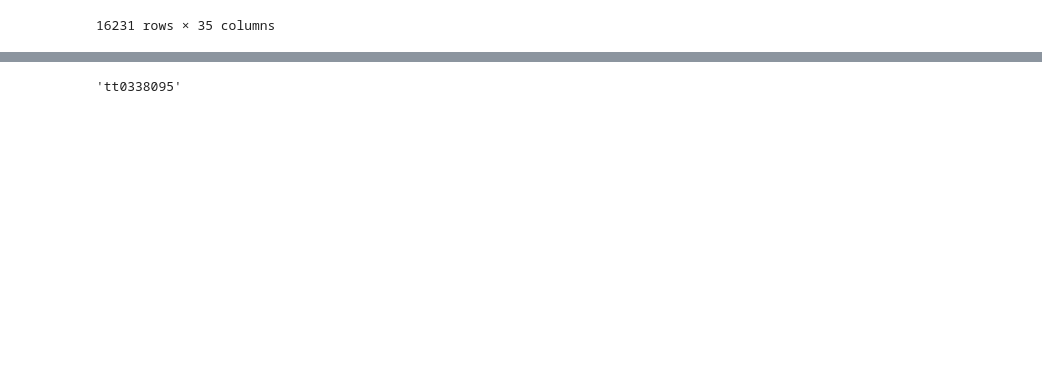
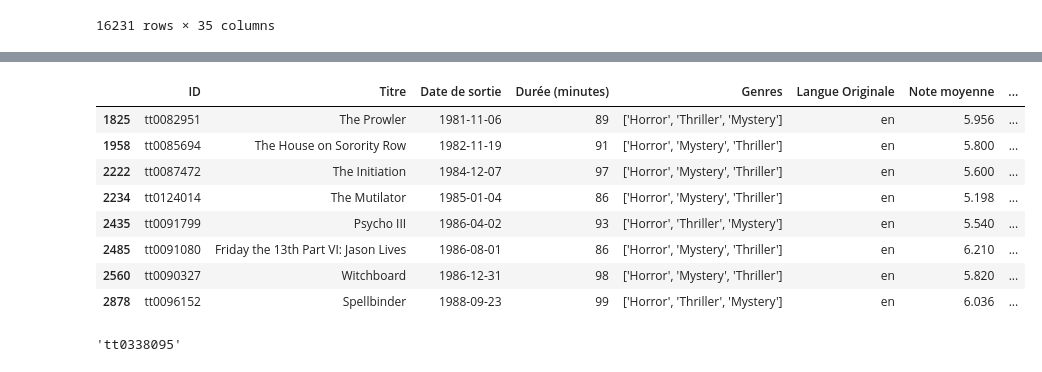
Before and after one commit to Garvoz/Alicine, a Jupyter notebook: ml.ipynb, the cells around one changed output, grey strips where cells are left out. Drawn from its saved outputs; the diff is of its cells as text; code cells hidden in the pictures; blank space fills up the shorter version.

```diff
--- a/ml.ipynb
+++ b/ml.ipynb
@@ -137,3 +132,17 @@ resultat
+# %%
+df_reco = df_tmdb_clean[df_tmdb_clean['ID'].isin(resultat["Recommandations générales"])]
+# %%
+df_reco
+# %% [output]
+|  | ID | Titre | Date de sortie | Durée (minutes) | Genres | Langue Originale | Note moyenne | ... |
+| 1825 | tt0082951 | The Prowler | 1981-11-06 | 89 | ['Horror', 'Thriller', 'Mystery'] | en | 5.956 | ... |
+| 1958 | tt0085694 | The House on Sorority Row | 1982-11-19 | 91 | ['Horror', 'Mystery', 'Thriller'] | en | 5.800 | ... |
+| 2222 | tt0087472 | The Initiation | 1984-12-07 | 97 | ['Horror', 'Mystery', 'Thriller'] | en | 5.600 | ... |
+| 2234 | tt0124014 | The Mutilator | 1985-01-04 | 86 | ['Horror', 'Mystery', 'Thriller'] | en | 5.198 | ... |
+| 2435 | tt0091799 | Psycho III | 1986-04-02 | 93 | ['Horror', 'Thriller', 'Mystery'] | en | 5.540 | ... |
+| 2485 | tt0091080 | Friday the 13th Part VI: Jason Lives | 1986-08-01 | 86 | ['Horror', 'Mystery', 'Thriller'] | en | 6.210 | ... |
+| 2560 | tt0090327 | Witchboard | 1986-12-31 | 98 | ['Horror', 'Mystery', 'Thriller'] | en | 5.820 | ... |
+| 2878 | tt0096152 | Spellbinder | 1988-09-23 | 99 | ['Horror', 'Thriller', 'Mystery'] | en | 6.036 | ... |
 # %%
 resultat["Recommandations en français"][0][1]
 # %% [output]
```
Also changed, not shown: parts of 6 cells of this notebook, 2 other files.
